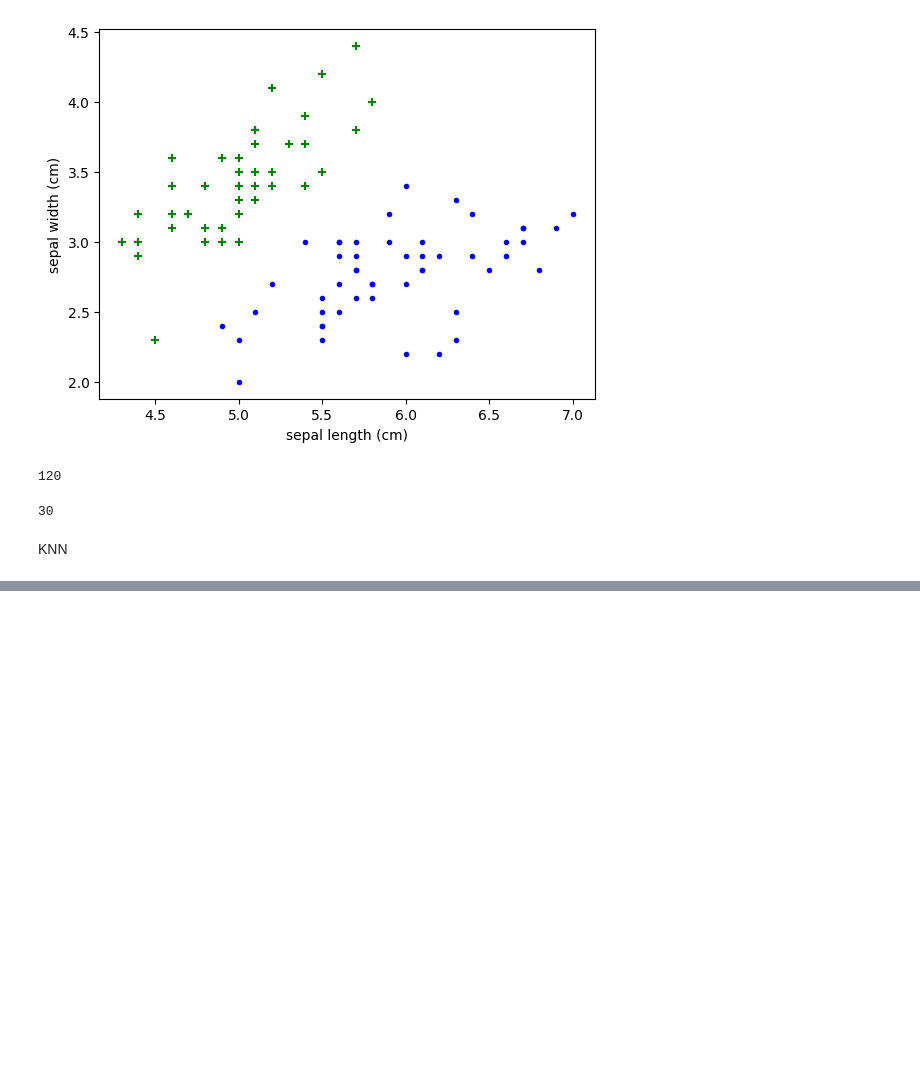
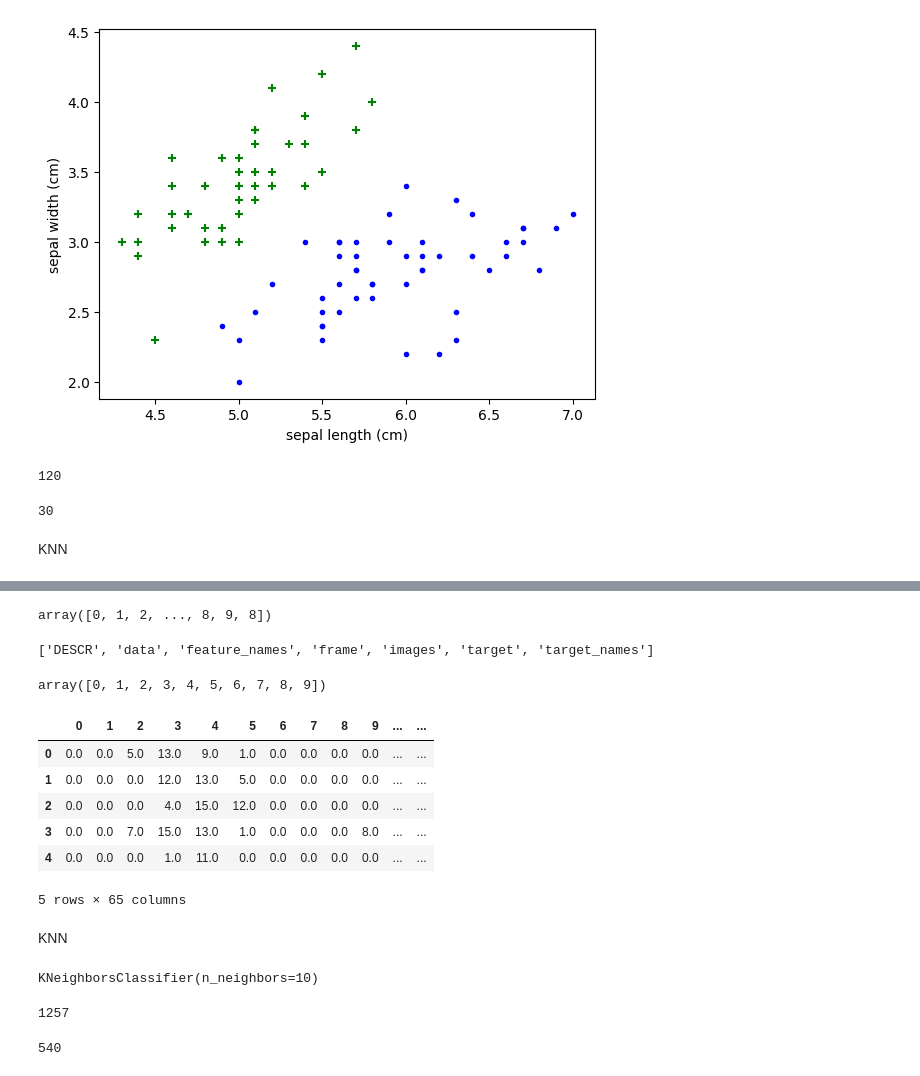
Before and after one commit to Kuldeep2003-exe/sklearn, a Jupyter notebook: KNN_ML.ipynb, the cells around one changed output, grey strips where cells are left out. Saved outputs shown, nothing was run; the diff lists cells and outputs as text; code cells hidden in the pictures; blank space fills up the shorter version.

```diff
--- a/KNN_ML.ipynb
+++ b/KNN_ML.ipynb
@@ -84,0 +119,4 @@ from sklearn.neighbors import KNeighborsClassifier
+# %%
+import pandas as pd
+from sklearn.datasets import load_digits
+digits = load_digits()
@@ -84,0 +143,25 @@ from sklearn.neighbors import KNeighborsClassifier
+# %%
+digits.target
+# %% [output]
+array([0, 1, 2, ..., 8, 9, 8])
+# %%
+dir(digits)
+# %% [output]
+['DESCR', 'data', 'feature_names', 'frame', 'images', 'target', 'target_names']
+# %%
+digits.target_names
+# %% [output]
+array([0, 1, 2, 3, 4, 5, 6, 7, 8, 9])
+# %%
+df = pd.DataFrame(digits.data)
+df['target'] = digits.target
+# %%
+df.head()
+# %% [output]
+|  | 0 | 1 | 2 | 3 | 4 | 5 | 6 | 7 | 8 | 9 | ... | ... |
+| 0 | 0.0 | 0.0 | 5.0 | 13.0 | 9.0 | 1.0 | 0.0 | 0.0 | 0.0 | 0.0 | ... | ... |
+| 1 | 0.0 | 0.0 | 0.0 | 12.0 | 13.0 | 5.0 | 0.0 | 0.0 | 0.0 | 0.0 | ... | ... |
+| 2 | 0.0 | 0.0 | 0.0 | 4.0 | 15.0 | 12.0 | 0.0 | 0.0 | 0.0 | 0.0 | ... | ... |
+| 3 | 0.0 | 0.0 | 7.0 | 15.0 | 13.0 | 1.0 | 0.0 | 0.0 | 0.0 | 8.0 | ... | ... |
+| 4 | 0.0 | 0.0 | 0.0 | 1.0 | 11.0 | 0.0 | 0.0 | 0.0 | 0.0 | 0.0 | ... | ... |
+5 rows × 65 columns
@@ -84,0 +171,17 @@ from sklearn.neighbors import KNeighborsClassifier
+# %% [markdown]
+KNN
+# %%
+from sklearn.neighbors import KNeighborsClassifier
+
+knn = KNeighborsClassifier(n_neighbors=10)
+knn.fit(X_train,y_train)
+# %% [output]
+KNeighborsClassifier(n_neighbors=10)
+# %%
+len(X_train)
+# %% [output]
+1257
+# %%
+len(X_test)
+# %% [output]
+540
```
Also changed, not shown: parts of 12 cells of this notebook.
